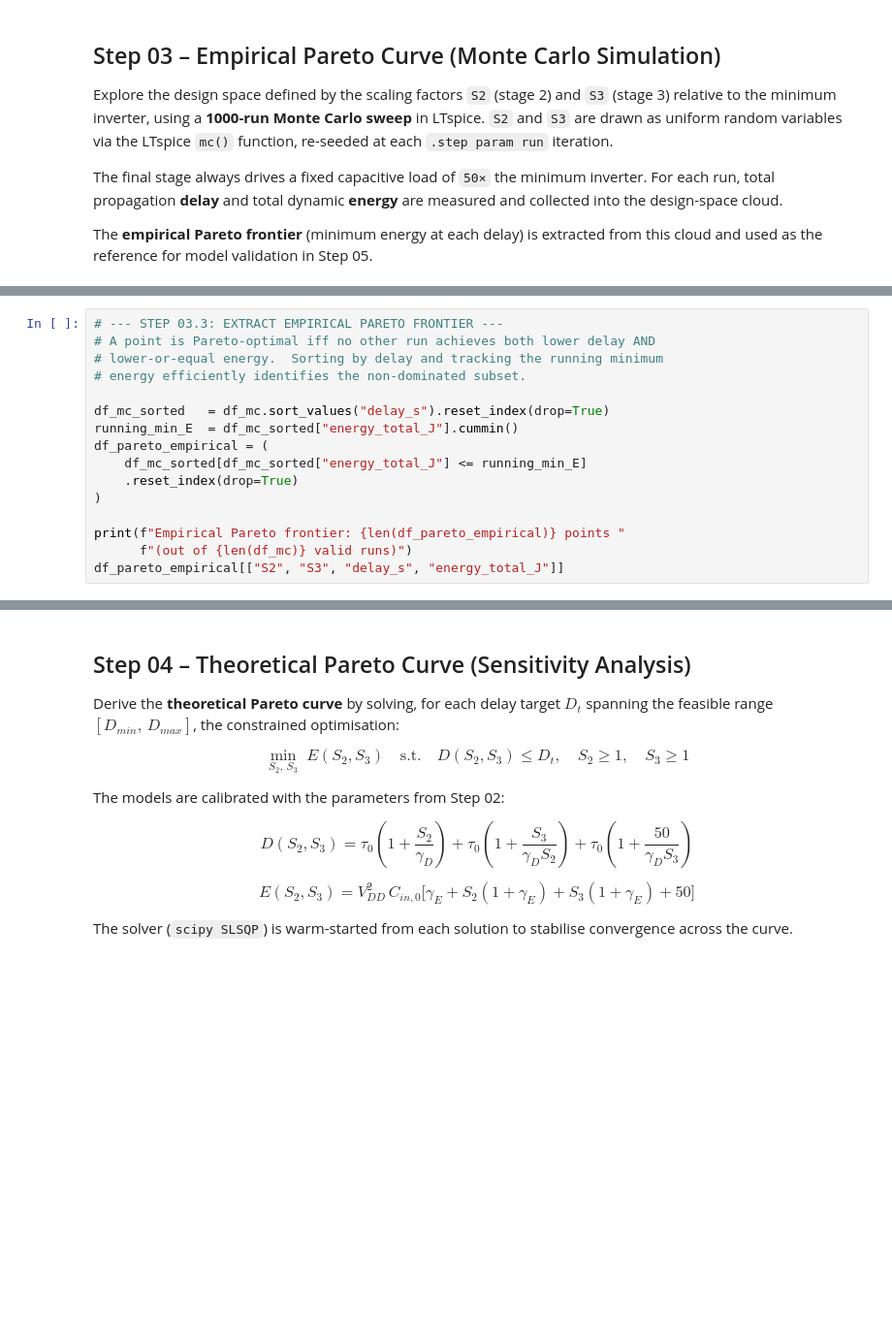
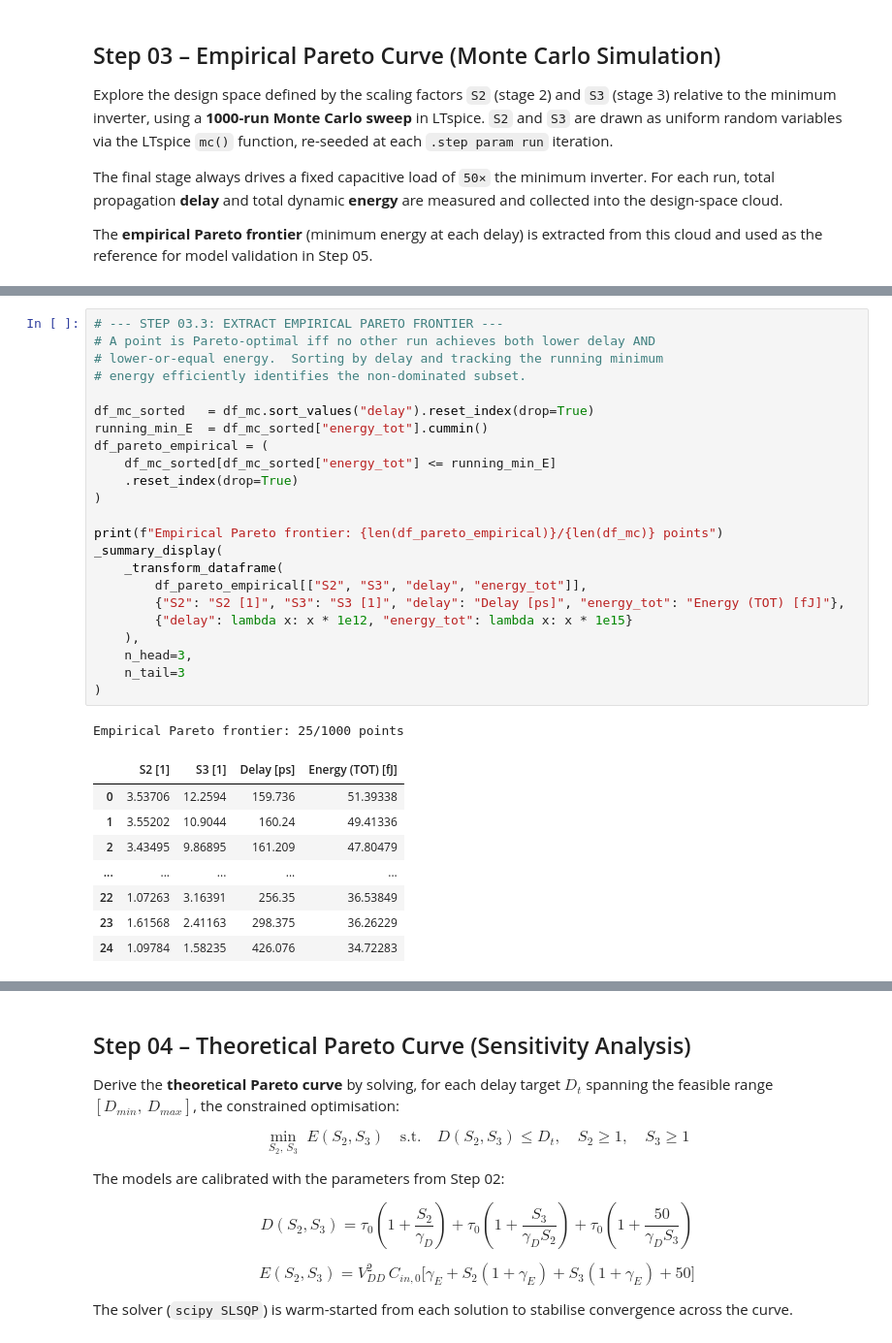
Before and after one commit to XBlayz/Low_power-projects, a Jupyter notebook: notebooks/project-01.ipynb, the cells around one changed output, grey strips where cells are left out. Shown at 97% size. Saved outputs shown, nothing was run; the diff lists cells and outputs as text; blank space fills up the shorter version.

```diff
--- a/notebooks/project-01.ipynb
+++ b/notebooks/project-01.ipynb
@@ -558,19 +586,36 @@ df_mc.head()
 # %%
 # --- STEP 03.3: EXTRACT EMPIRICAL PARETO FRONTIER ---
 # A point is Pareto-optimal iff no other run achieves both lower delay AND
 # lower-or-equal energy.  Sorting by delay and tracking the running minimum
 # energy efficiently identifies the non-dominated subset.
 
-df_mc_sorted   = df_mc.sort_values("delay_s").reset_index(drop=True)
-running_min_E  = df_mc_sorted["energy_total_J"].cummin()
+df_mc_sorted   = df_mc.sort_values("delay").reset_index(drop=True)
+running_min_E  = df_mc_sorted["energy_tot"].cummin()
 df_pareto_empirical = (
-    df_mc_sorted[df_mc_sorted["energy_total_J"] <= running_min_E]
+    df_mc_sorted[df_mc_sorted["energy_tot"] <= running_min_E]
     .reset_index(drop=True)
 )
 
-print(f"Empirical Pareto frontier: {len(df_pareto_empirical)} points "
-      f"(out of {len(df_mc)} valid runs)")
-df_pareto_empirical[["S2", "S3", "delay_s", "energy_total_J"]]
+print(f"Empirical Pareto frontier: {len(df_pareto_empirical)}/{len(df_mc)} points")
+_summary_display(
+    _transform_dataframe(
+        df_pareto_empirical[["S2", "S3", "delay", "energy_tot"]],
+        {"S2": "S2 [1]", "S3": "S3 [1]", "delay": "Delay [ps]", "energy_tot": "Energy (TOT) [fJ]"},
+        {"delay": lambda x: x * 1e12, "energy_tot": lambda x: x * 1e15}
+    ),
+    n_head=3,
+    n_tail=3
+)
+# %% [output]
+Empirical Pareto frontier: 25/1000 points
+|  | S2 [1] | S3 [1] | Delay [ps] | Energy (TOT) [fJ] |
+| 0 | 3.53706 | 12.2594 | 159.736 | 51.39338 |
+| 1 | 3.55202 | 10.9044 | 160.24 | 49.41336 |
+| 2 | 3.43495 | 9.86895 | 161.209 | 47.80479 |
+| ... | ... | ... | ... | ... |
+| 22 | 1.07263 | 3.16391 | 256.35 | 36.53849 |
+| 23 | 1.61568 | 2.41163 | 298.375 | 36.26229 |
+| 24 | 1.09784 | 1.58235 | 426.076 | 34.72283 |
 # %%
 # --- STEP 03.4: PLOT DESIGN SPACE AND EMPIRICAL FRONTIER ---
 
```
Also changed, not shown: parts of 4 cells of this notebook.
